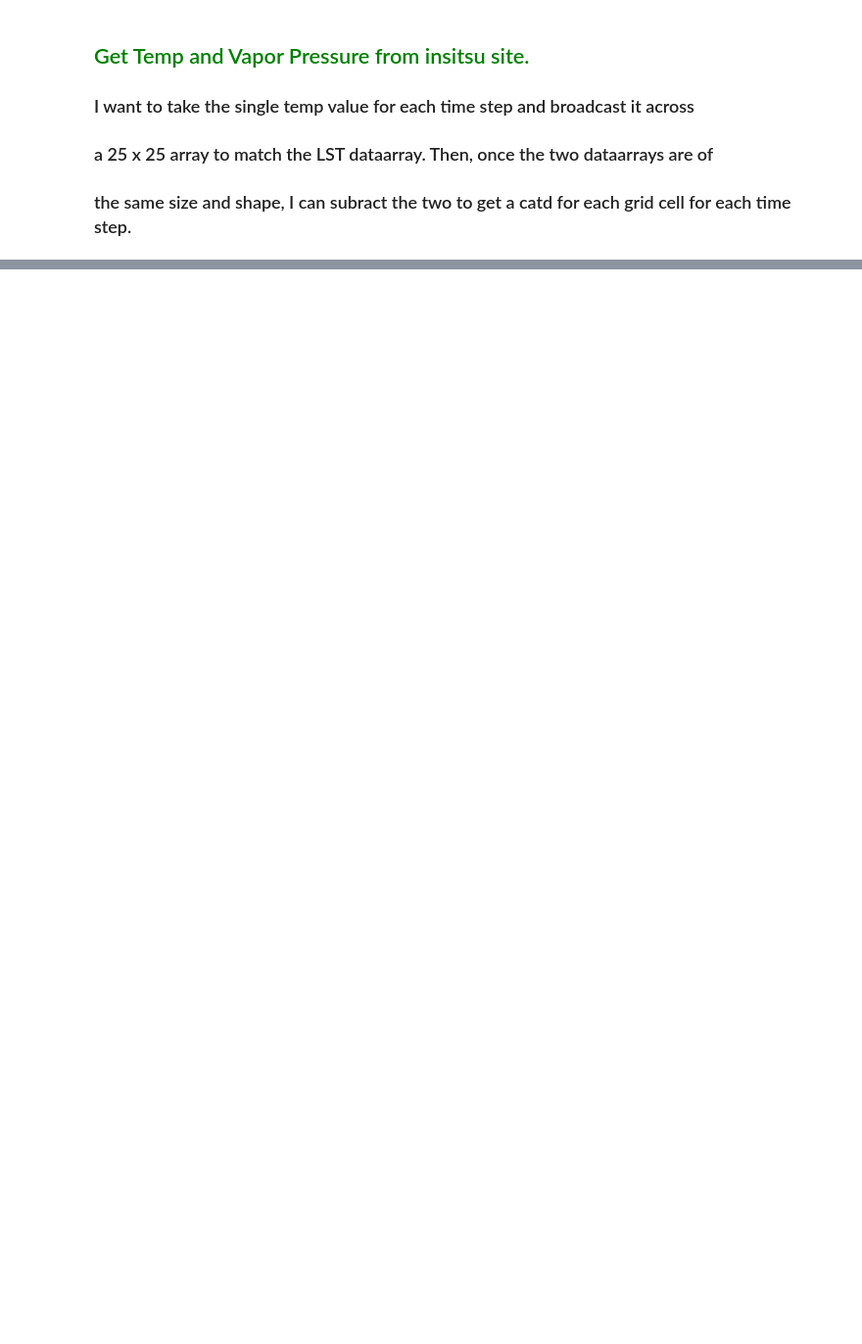
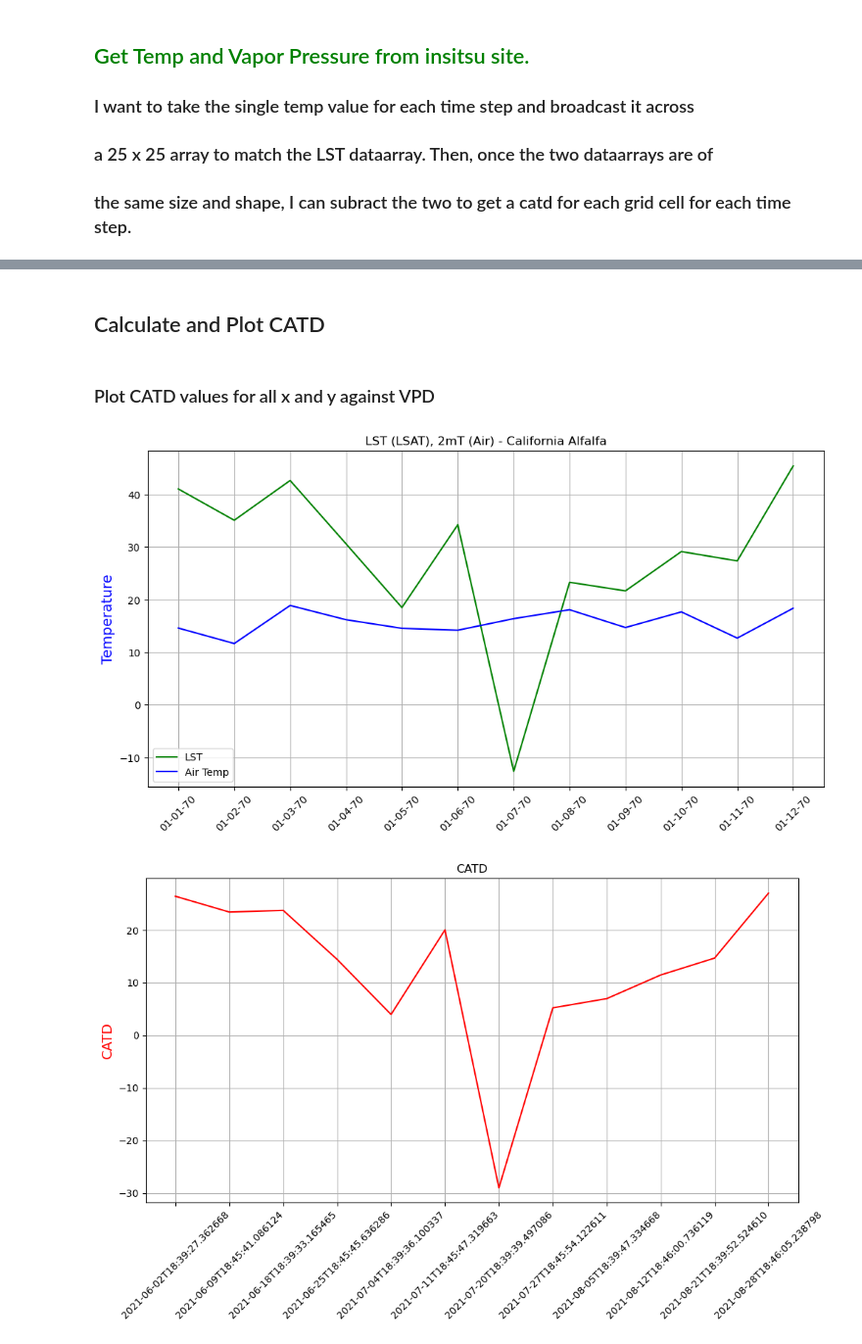
Before and after one commit to eculler/lst-crop-stress-capstone, a Jupyter notebook: exploratory/lst-point-area-comparison-tcruicks.ipynb, the cells around one changed output, grey strips where cells are left out. Shown at 98% size. Cells and saved outputs as stored; diff of their text form; code cells hidden in the pictures; blank space fills up the shorter version.

```diff
--- a/exploratory/lst-point-area-comparison-tcruicks.ipynb
+++ b/exploratory/lst-point-area-comparison-tcruicks.ipynb
@@ -812,0 +685,17 @@ plt.show()
+# %%
+## DT Format to match is strftime("%Y-%m-%dT%H:%M:%S.%f") ##
+lst_time_vals = [datetime.strftime(t, format="%Y-%m-%dT%H:%M:%S.%f") for t in aoi_lst_da.time.values]
+lst2_da = aoi_lst_da.assign_coords({"time": lst_time_vals})
+
+# the ta_stack time variables need to be converted to datetime first (they are np.datetime64)
+ta_time_vals = [datetime.strftime(pd.Timestamp(t), format="%Y-%m-%dT%H:%M:%S.%f") for t in ta_stack.time.values]
+ta_stack2 = ta_stack.assign_coords({"time": ta_time_vals})
+
+vpd_time_vals = [datetime.strftime(pd.Timestamp(t), format="%Y-%m-%dT%H:%M:%S.%f") for t in vpd_stack.time.values]
+vpd_stack2 = vpd_stack.assign_coords({"time": vpd_time_vals})
+
+# Check if they are the same.
+# for i,j in zip(ta_stack2.time.values, lst2_da.time.values):
+#     print(f"{i} == {j}, {i==j}")
+# %% [markdown]
+## Calculate and Plot CATD
@@ -812,0 +726,36 @@ plt.show()
+# %% [markdown]
+### Plot CATD values for all x and y against VPD
+# %%
+from matplotlib.dates import DateFormatter
+
+centroid = aoi_df.geometry[0].centroid
+set_x, set_y, pixtype = (centroid.x, centroid.y, 'Center Pixel')
+
+fig, ax1 = plt.subplots(figsize=(12, 6))
+fig, ax2 = plt.subplots(figsize=(12, 6))
+
+ax1.plot(lst2_b0_da.time, lst2_b0_da.sel(x=set_x, y=set_y, method='nearest', tolerance=20), c='green', label='LST')
+ax1.plot(ta_stack2.time, ta_stack2.sel(x=set_x, y=set_y, method='nearest', tolerance=20), c='blue', label='Air Temp')
+
+ax2.plot(catd_da.time, catd_da.sel(x=set_x, y=set_y, method='nearest', tolerance=20), c='red')
+
+ax1.set_ylabel("Temperature", color='blue', fontsize=14)
+ax2.set_ylabel("CATD", color='red', fontsize=14)
+
+ax1.set_title(f"LST (LSAT), 2mT (Air) - California {analysis}")
+ax2.set_title('CATD')
+
+ax1.grid(True)
+ax2.grid(True)
+
+ax1.tick_params(axis='x', labelrotation = 45)
+ax2.tick_params(axis='x', labelrotation = 45)
+
+ax1.legend()
+
+# Define the date format
+date_form = DateFormatter("%m-%d-%y")
+ax1.xaxis.set_major_formatter(date_form)
+# %% [output]
+[figure, added]
+[figure, added]
```
Also changed, not shown: parts of 39 cells of this notebook, 2 other files.
